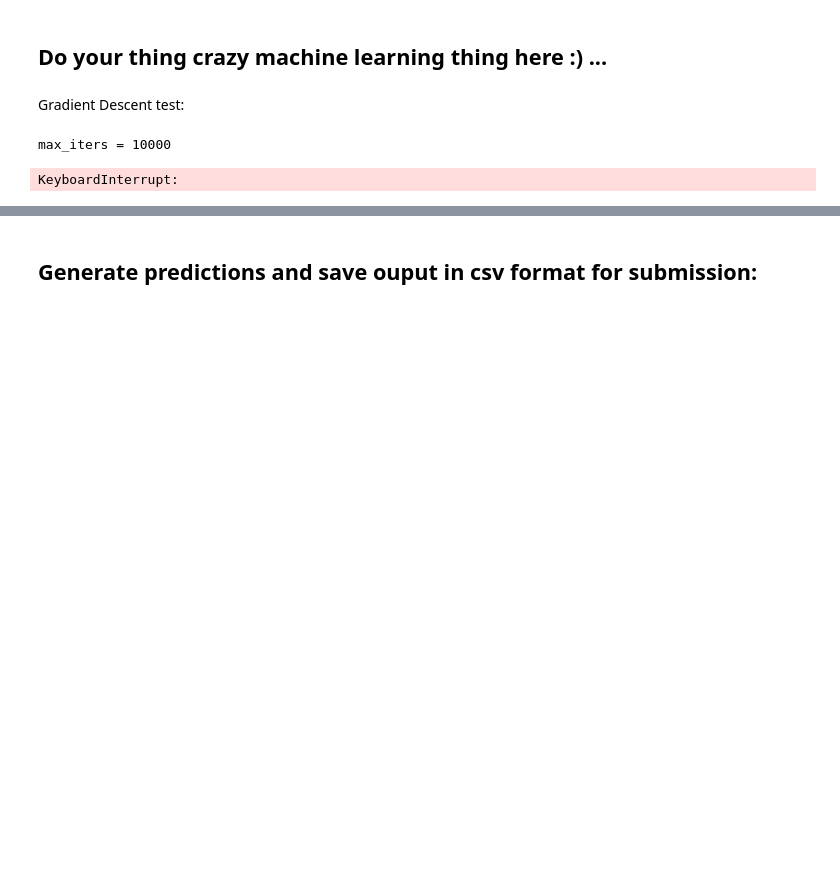
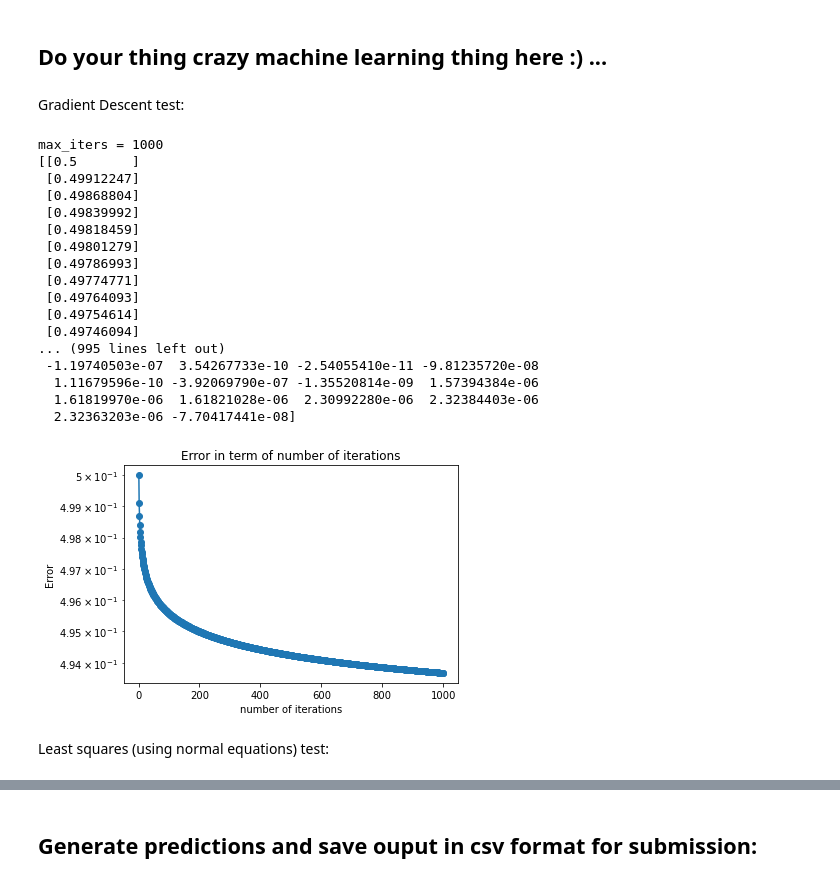
Before and after one commit to Walterieux/ML, a Jupyter notebook: scripts/project1.ipynb, the cells around one changed output, grey strips where cells are left out. Cells and saved outputs as stored; diff of their text form; code cells hidden in the pictures; blank space fills up the shorter version.

Commit message:
test output error

```diff
--- a/scripts/project1.ipynb
+++ b/scripts/project1.ipynb
@@ -13,7 +10,7 @@ The autoreload extension is already loaded. To reload it, use:
 # %%
 from proj1_helpers import *
 DATA_TRAIN_PATH = '../data/train.csv' # TODO: download train data and supply path here
-y, tX, ids = load_csv_data(DATA_TRAIN_PATH)
+y, tX, ids = load_csv_data(DATA_TRAIN_PATH, True)
 # %%
 y.shape, tX.shape
 # %% [output]
@@ -28,29 +25,47 @@ Gradient Descent test:
 # %%
 """taken from ex02:"""
 # from gradient_descent import *
 
 # Define the parameters of the algorithm.
-max_iters = 10000
+max_iters = 1000
 gamma = 1e-9
 
 # Initialization
 w_initial = np.array([0,0,0,0,0,0,0,0,0,0,0,0,0,0,0,0,0,0,0,0,0,0,0,0,0,0,0,0,0,0])
 #A=tX[0:30]
 #b=y[0:30]
 #w_initial=np.linalg.lstsq(A,b,rcond=None)[0]
 
 
 
 
 # Start gradient descent.
 start_time = datetime.datetime.now()
 gradient_w, gradient_loss = least_squares_GD(y, tX, w_initial, max_iters, gamma)
 end_time = datetime.datetime.now()
 
 # Print result
 exection_time = (end_time - start_time).total_seconds()
 print("Gradient Descent: execution time={t:.3f} seconds".format(t=exection_time))
 print("gradient loss = ", gradient_loss, "\n W = ",gradient_w)
 # %% [output]
-max_iters = 10000
+max_iters = 1000
+[[0.5       ]
+ [0.49912247]
+ [0.49868804]
+ [0.49839992]
+ [0.49818459]
+ [0.49801279]
+ [0.49786993]
+ [0.49774771]
+ [0.49764093]
+ [0.49754614]
+ [0.49746094]
+... (995 lines left out)
+ -1.19740503e-07  3.54267733e-10 -2.54055410e-11 -9.81235720e-08
+  1.11679596e-10 -3.92069790e-07 -1.35520814e-09  1.57394384e-06
+  1.61819970e-06  1.61821028e-06  2.30992280e-06  2.32384403e-06
+  2.32363203e-06 -7.70417441e-08]
-KeyboardInterrupt:
+[figure, added]
+# %% [markdown]
+Least squares (using normal equations) test:
```
Also changed, not shown: parts of 7 cells of this notebook, 1 other file.
